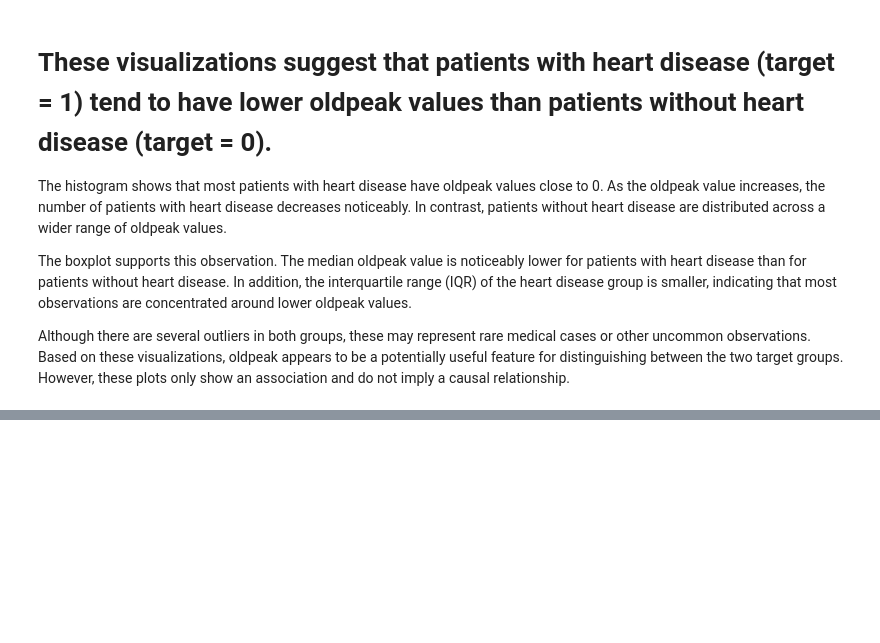
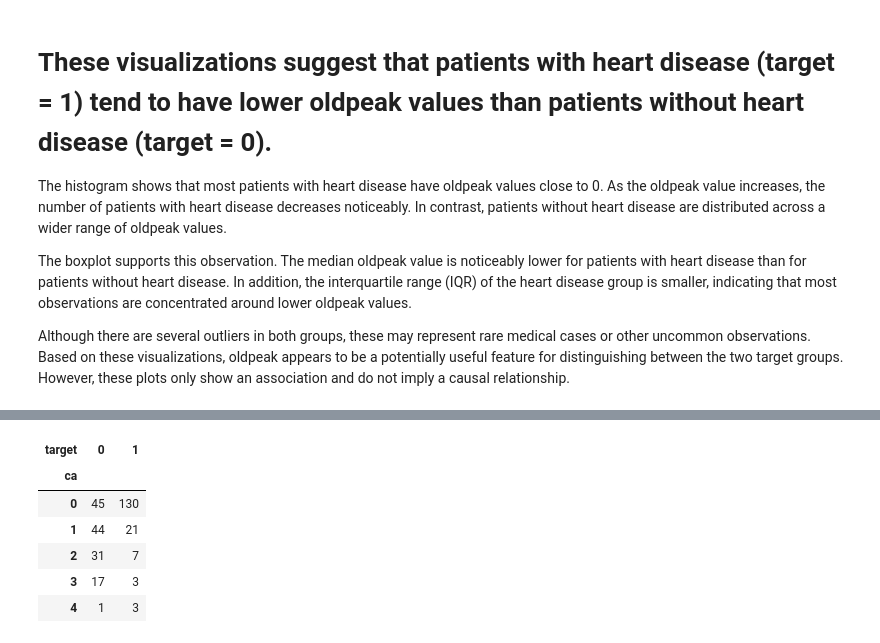
Before and after one commit to Wassiemkahlawi/heart-disease-ml-analysis, a Jupyter notebook: notebooks/01_eda.ipynb, the cells around one changed output, grey strips where cells are left out. Saved outputs shown, nothing was run; the diff lists cells and outputs as text; code cells hidden in the pictures; blank space fills up the shorter version.

```diff
--- a/notebooks/01_eda.ipynb
+++ b/notebooks/01_eda.ipynb
@@ -699,0 +724,13 @@ plt.show()
+# %%
+pd.crosstab(
+    df_clean["ca"],
+    df_clean["target"]
+)
+# %% [output]
+| target | 0 | 1 |
+| ca |  |  |
+| 0 | 45 | 130 |
+| 1 | 44 | 21 |
+| 2 | 31 | 7 |
+| 3 | 17 | 3 |
+| 4 | 1 | 3 |
```
Also changed, not shown: parts of 5 cells of this notebook.
